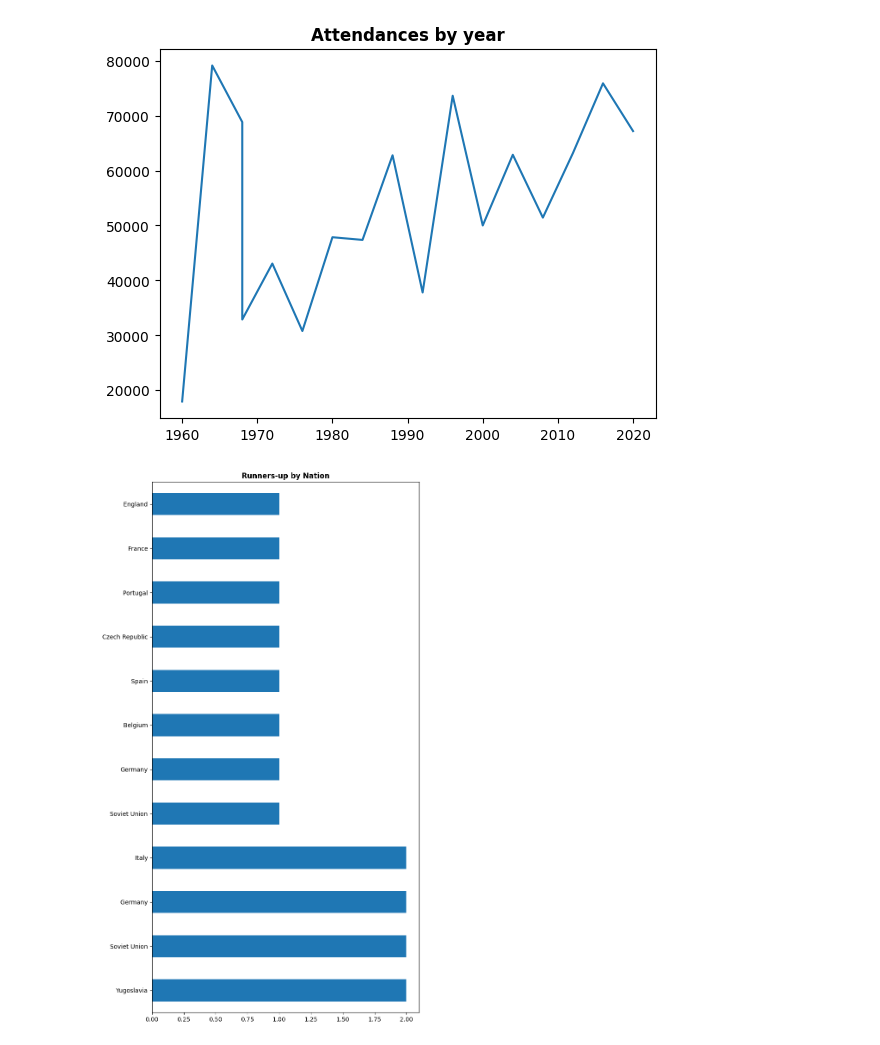
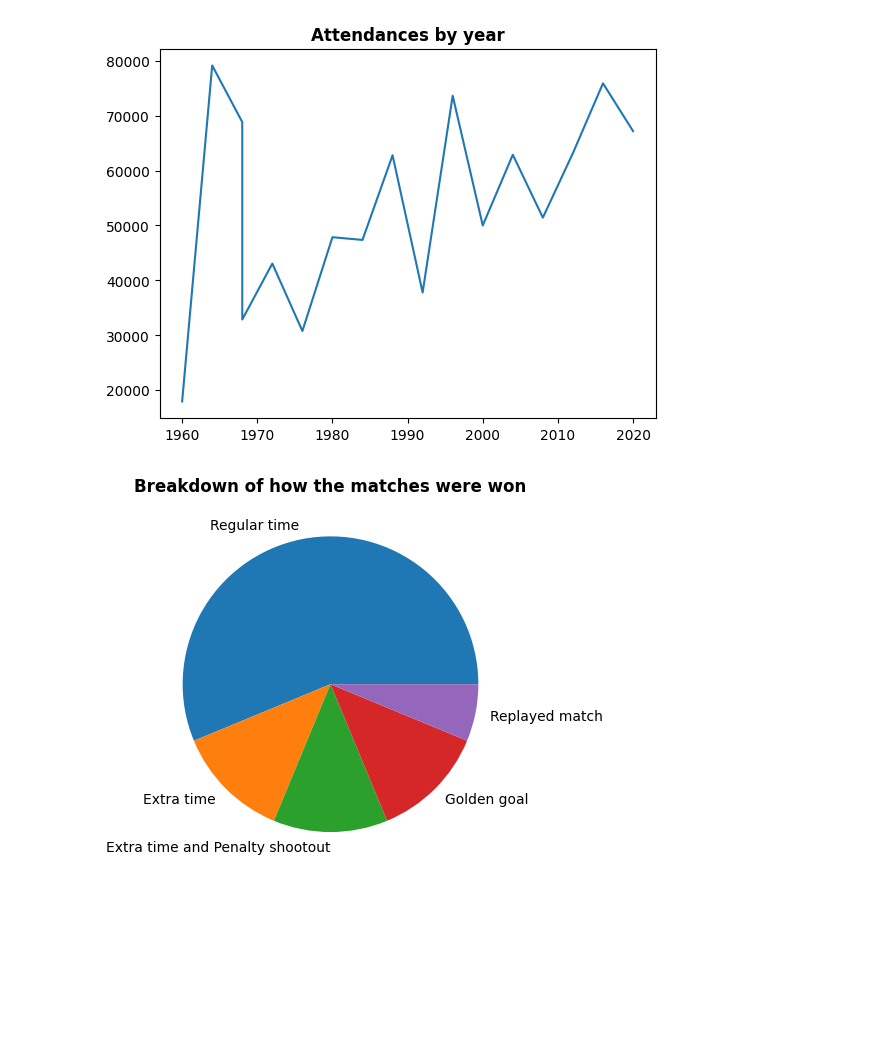
Before and after one commit to guilhermelaviola/SoccerCompetitionsStudy, a Jupyter notebook: UEFAEuroStudy.ipynb, the cells around one changed output. Cells and saved outputs as stored; diff of their text form; code cells hidden in the pictures; blank space fills up the shorter version.

```diff
--- a/UEFAEuroStudy.ipynb
+++ b/UEFAEuroStudy.ipynb
@@ -56,11 +96,10 @@ plt.show()
 # %% [output]
 [figure]
 # %%
-# Displaying runners-up by Nation:
-ue.groupby('Year').first()['Runners-up'].value_counts().plot(kind = 'barh',
-                                                                     figsize = (8, 16))
+# Displaying the distribition of how the matches were won:
+ue.groupby('Year').first()['How the match was won'].value_counts().plot(kind = 'pie')
 plt.ylabel(None)
-plt.title('Runners-up by Nation', fontweight = 'bold')
+plt.title('Breakdown of how the matches were won', fontweight = 'bold')
 plt.show()
 # %% [output]
-[figure, old version]
+[figure, new version]
```
Also changed, not shown: parts of 6 cells of this notebook.
